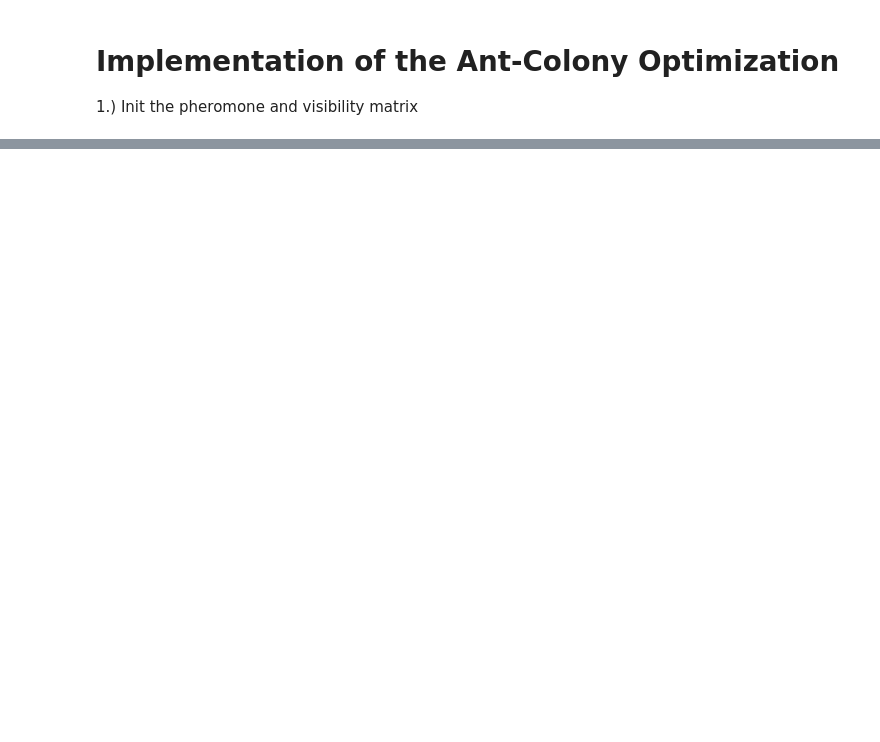
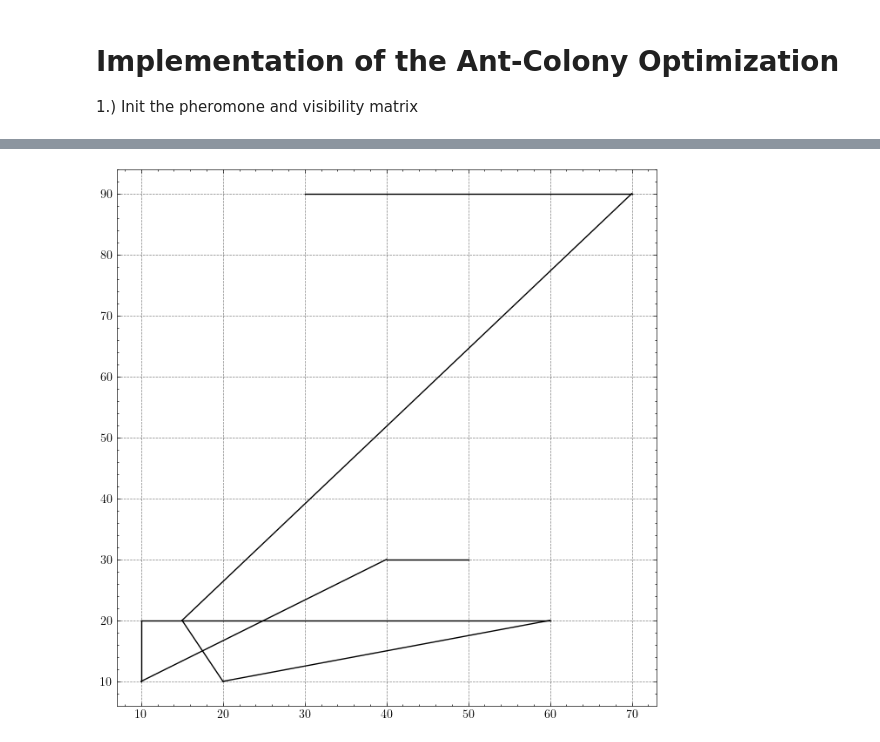
Before and after one commit to FelixWaldschock/Chalmers_FFR120_PubCrawl, a Jupyter notebook: PubCrawl_Notebook.ipynb, the cells around one changed output, grey strips where cells are left out. Drawn from its saved outputs; the diff is of its cells as text; code cells hidden in the pictures; blank space fills up the shorter version.

```diff
--- a/PubCrawl_Notebook.ipynb
+++ b/PubCrawl_Notebook.ipynb
@@ -92,9 +102,6 @@ velAnt = 1
 # init the pheromone matrix which is a 2D array with the size of the number of pubs
 pheromoneMatrix = np.ones((len(Pubs), len(Pubs)))
 pheromoneMatrix = pheromoneMatrix * tau0
-
-# init the visibility matrix
-visibilityMatrix = np.zeros((len(Pubs), len(Pubs)))
 
 
 # the visibility matrix is in this case not only the distance between the pubs, but also takes into consideration
@@ -104,5 +111,15 @@ visibilityMatrix = np.zeros((len(Pubs), len(Pubs)))
 # init the distance matrix D
 distanceMatrix = np.zeros((len(Pubs), len(Pubs)))
 for i in range(len(Pubs)):
-    for j in range(len(Pubs)):
+    for j in range(i, len(Pubs)):
         distanceMatrix[i][j] = PCF.getDistance(Pubs[i], Pubs[j])
+        #  print("i and j: ", i, j, " distance: ", distanceMatrix[i][j])
+
+        distanceMatrix[j][i] = distanceMatrix[i][j]
+
+# set the diagonal to 10e15
+for i in range(len(Pubs)):
+    distanceMatrix[i][i] = 10e15
+
+# init the visibility matrix
+visibilityMatrix = 1 / distanceMatrix
@@ -108,0 +128,68 @@ for i in range(len(Pubs)):
+# %%
+pathCollection = np.zeros((popSize, len(Pubs)))
+pathLengthCollection = np.zeros((popSize, 1))
+
+minimumPathLength = int(10e15)
+minimumPath = np.zeros(len(Pubs))
+
+Plotting = True
+
+if Plotting:
+
+    # init a plot for the path
+    plt.figure(figsize=(8,8))
+    plt.title('Pub Crawl')
+    plt.xlabel('x')
+    plt.ylabel('y')
+
+    # plot all pubs
+    x = []
+    y = []
+    for pub in Pubs:
+        x.append(pub.posX)
+        y.append(pub.posY)
+    plt.scatter(x, y)
+
+
+while(True):
+    iter += 1
+
+    # Generate paths
+    for i in range(popSize):
+        path = PCF.generatePath(pheromoneMatrix, visibilityMatrix, waitingTimes, alpha, beta, gamma, Pubs)
+        pathLength = PCF.getPathLength(path, Pubs)
+
+        # update the minimal path
+        if pathLength < minimumPathLength:
+            minimumPathLength = pathLength
+            minimumPath = path
+
+            # inform the user
+            print('New minimum path found, in iteration: ', minimumPathLength, iter)
+            print("Path: ", minimumPath)
+
+            if Plotting:
+                # plot the path
+                plt.clf()
+                x = []
+                y = []
+
+                for pubID in minimumPath:
+                    pub = Pubs[pubID]
+                    x.append(pub.posX)
+                    y.append(pub.posY)
+
+                # plot the connections between the pubs
+                for i in range(len(minimumPath)-1):
+                    plt.plot([x[i], x[i+1]], [y[i], y[i+1]], 'k-')
+                plt.pause(0.01)
+
+
+
+        pathCollection[i,:] = path
+        pathLengthCollection[i] = pathLength
+
+    # update the pheromone matrix
+    deltaPheromoneMatrix = PCF.getDeltaPheromoneMatrix(pathCollection, pathLengthCollection)
+    pheromoneMatrix = PCF.updatePheromoneMatrix(pheromoneMatrix, deltaPheromoneMatrix, rho)
+# %% [output]
@@ -108,0 +198 @@ for i in range(len(Pubs)):
+[figure, added]
```
Also changed, not shown: parts of 10 cells of this notebook, 3 other files.
